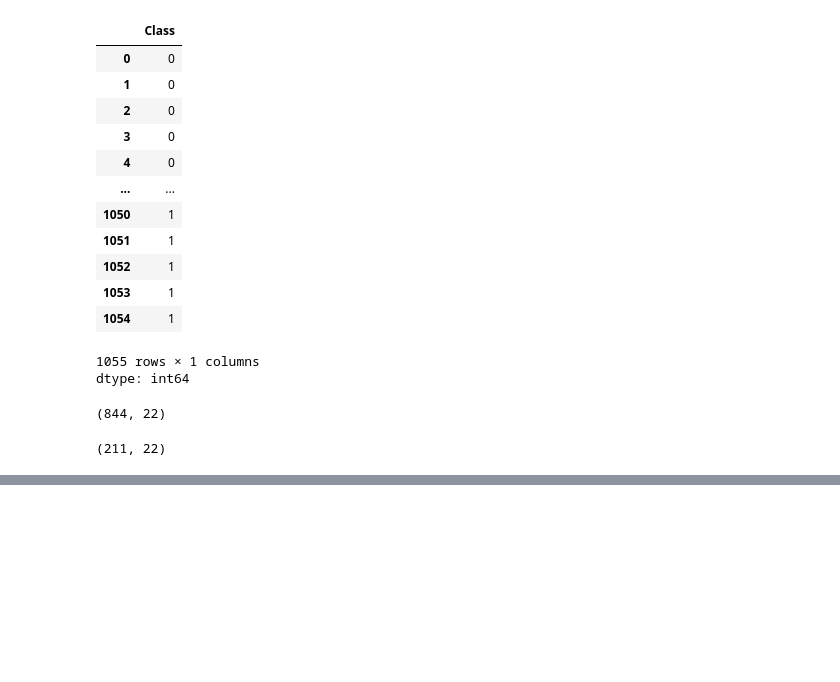
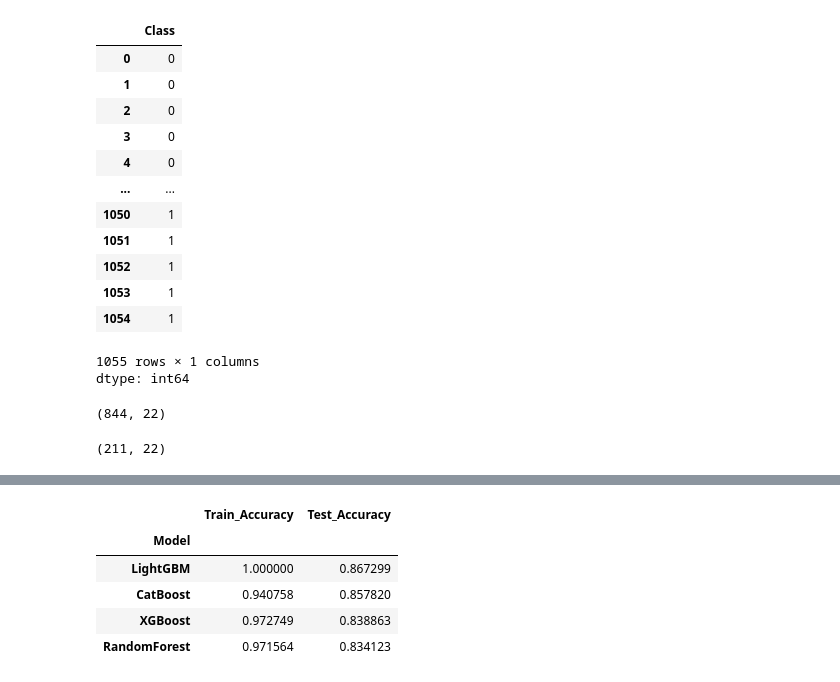
Before and after one commit to fehimecapar/Data-Science-For-Decision-Support, a Jupyter notebook: classification.ipynb, the cells around one changed output, grey strips where cells are left out. Drawn from its saved outputs; the diff is of its cells as text; code cells hidden in the pictures; blank space fills up the shorter version.

```diff
--- a/classification.ipynb
+++ b/classification.ipynb
@@ -161,0 +274,2 @@ import plotly.express as px
+# %%
+cat_grid.fit(X_train, y_train, eval_set=[(X_test, y_test)], use_best_model=True)
@@ -161,0 +292,2 @@ import plotly.express as px
+# %%
+lgbm_grid.fit(X_train, y_train)
@@ -161,0 +337,3 @@ import plotly.express as px
+# %%
+grids = {"RandomForest": rf_grid, "XGBoost": xgb_grid, "CatBoost": cat_grid, "LightGBM": lgbm_grid}
+grids
@@ -161,0 +365,11 @@ import plotly.express as px
+# %%
+acc_df = pd.DataFrame(rows).set_index("Model").sort_values("Test_Accuracy", ascending=False)
+
+acc_df
+# %% [output]
+|  | Train_Accuracy | Test_Accuracy |
+| Model |  |  |
+| LightGBM | 1.000000 | 0.867299 |
+| CatBoost | 0.940758 | 0.857820 |
+| XGBoost | 0.972749 | 0.838863 |
+| RandomForest | 0.971564 | 0.834123 |
```
Also changed, not shown: parts of 41 cells of this notebook.
